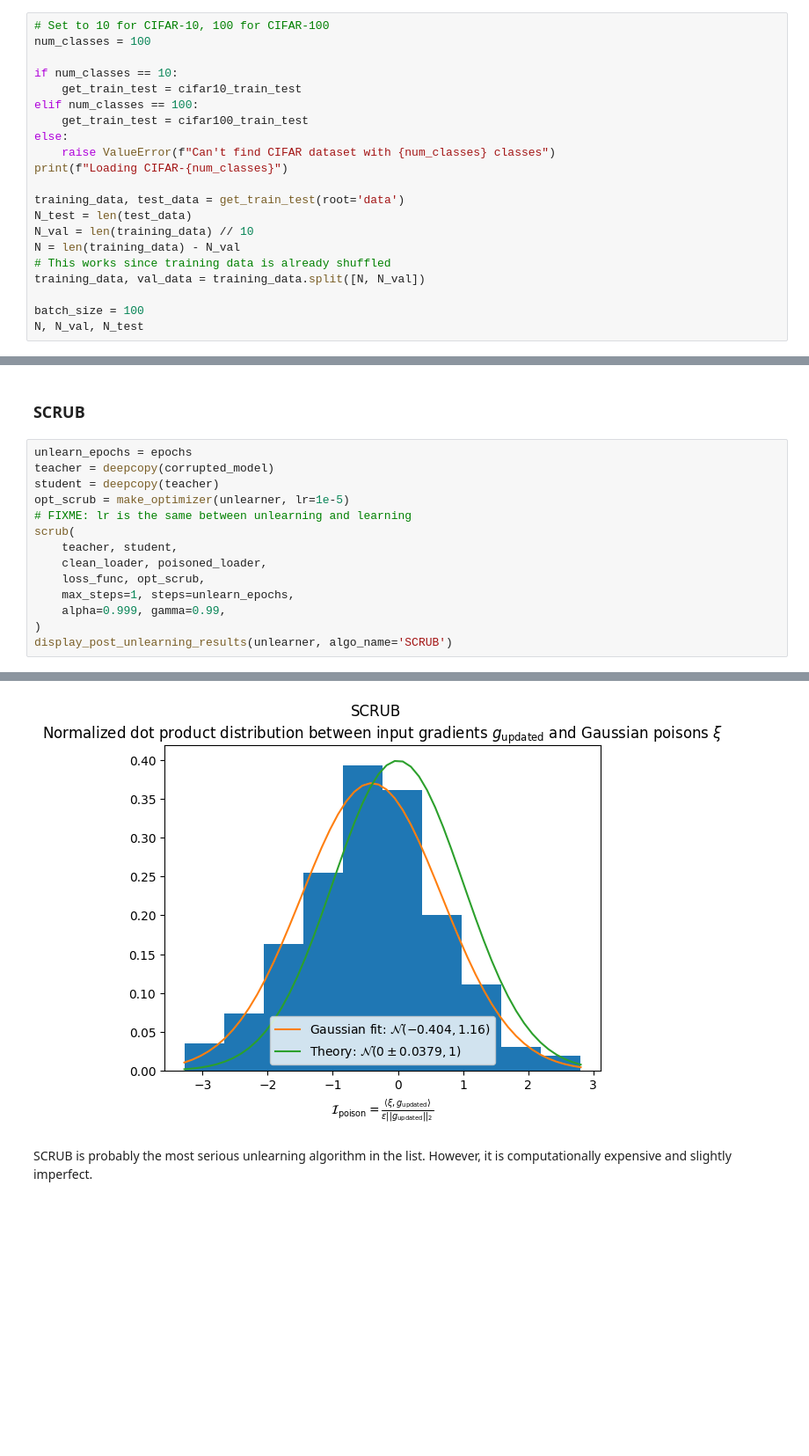
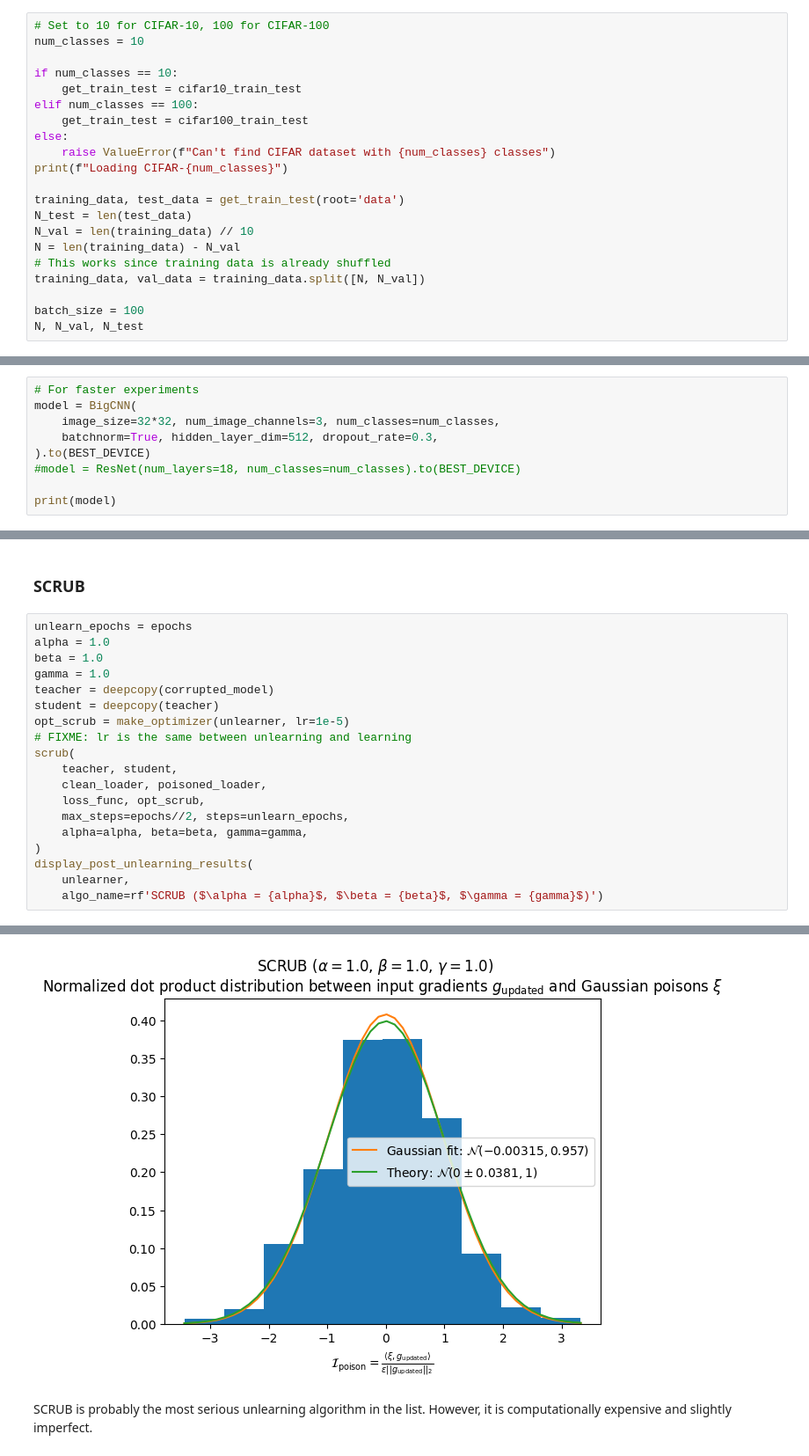
Before and after one commit to AI-Safety-X2023/playground, a Jupyter notebook: implementations/projects/poisoning/gaussian_poisoning_cifar10.ipynb, the cells around one changed output, grey strips where cells are left out. Shown at 88% size. Drawn from its saved outputs; the diff is of its cells as text; blank space fills up the shorter version.

Commit message:
Fixing SCRUB

```diff
--- a/implementations/projects/poisoning/gaussian_poisoning_cifar10.ipynb
+++ b/implementations/projects/poisoning/gaussian_poisoning_cifar10.ipynb
@@ -70,7 +72,7 @@ reload(image_classification.datasets)
 <module 'image_classification.datasets' from '/home/lvt/dev/python/ml/psc/playground/implementations/projects/poisoning/image_classification/datasets.py'>
 # %%
 # Set to 10 for CIFAR-10, 100 for CIFAR-100
-num_classes = 100
+num_classes = 10
 
 if num_classes == 10:
     get_train_test = cifar10_train_test
@@ -203,0 +185,9 @@ ResNet(
+# %%
+# For faster experiments
+model = BigCNN(
+    image_size=32*32, num_image_channels=3, num_classes=num_classes,
+    batchnorm=True, hidden_layer_dim=512, dropout_rate=0.3,
+).to(BEST_DEVICE)
+#model = ResNet(num_layers=18, num_classes=num_classes).to(BEST_DEVICE)
+
+print(model)
@@ -619,6 +628,9 @@ EUk works, but still is not perfect unlearning overall.
 ### SCRUB
 # %%
 unlearn_epochs = epochs
+alpha = 1.0
+beta = 1.0
+gamma = 1.0
 teacher = deepcopy(corrupted_model)
 student = deepcopy(teacher)
 opt_scrub = make_optimizer(unlearner, lr=1e-5)
@@ -627,8 +639,10 @@ scrub(
     teacher, student,
     clean_loader, poisoned_loader,
     loss_func, opt_scrub,
-    max_steps=1, steps=unlearn_epochs,
-    alpha=0.999, gamma=0.99,
+    max_steps=epochs//2, steps=unlearn_epochs,
+    alpha=alpha, beta=beta, gamma=gamma,
 )
-display_post_unlearning_results(unlearner, algo_name='SCRUB')
+display_post_unlearning_results(
+    unlearner,
+    algo_name=rf'SCRUB ($\alpha = {alpha}$, $\beta = {beta}$, $\gamma = {gamma}$)')
 # %% [output]
@@ -650,4 +667,4 @@ Test epoch      - MulticlassAccuracy=0.976, avg_loss=1.2
-[figure, old version]
+[figure, new version]
 # %% [markdown]
 SCRUB is probably the most serious unlearning algorithm in the list. However, it is computationally expensive and slightly imperfect.
 # %% [markdown]
```
Also changed, not shown: parts of 22 cells of this notebook, 1 other file.
